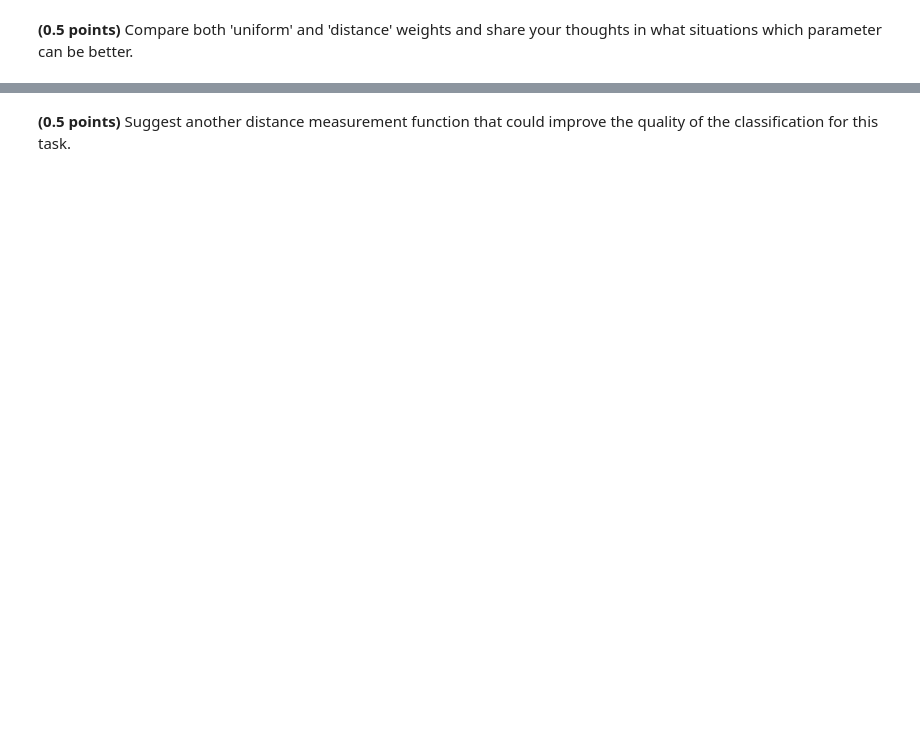
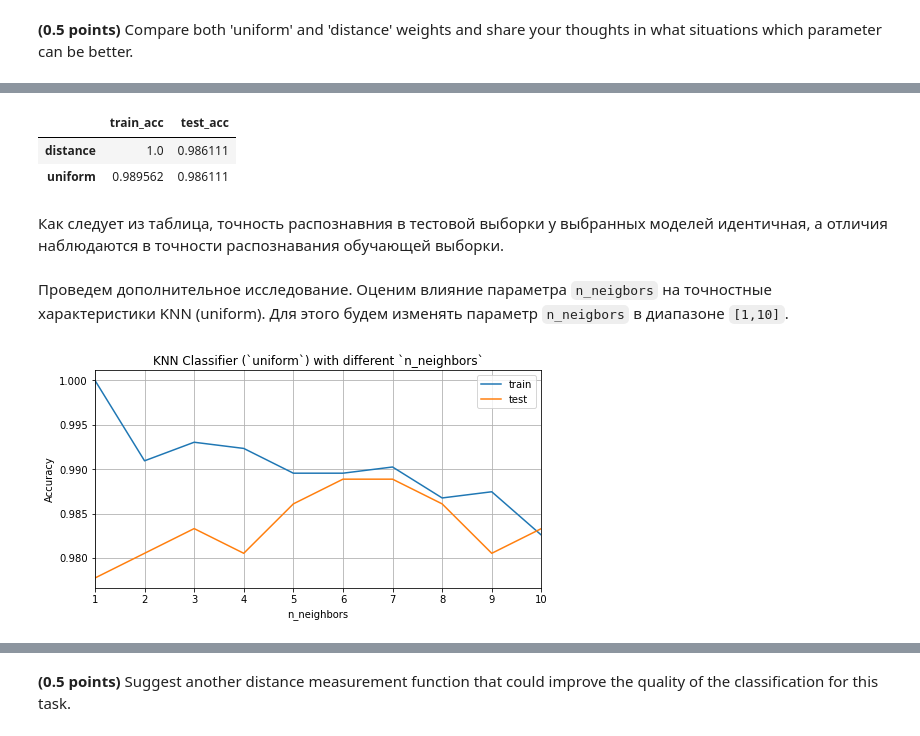
Before and after one commit to aslmyura/ml-python, a Jupyter notebook: 5_classification_linear_knn/hw_classification.ipynb, the cells around one changed output, grey strips where cells are left out. Drawn from its saved outputs; the diff is of its cells as text; code cells hidden in the pictures; blank space fills up the shorter version.

```diff
--- a/5_classification_linear_knn/hw_classification.ipynb
+++ b/5_classification_linear_knn/hw_classification.ipynb
@@ -622,0 +673,37 @@ assert test_acc > 0.98
+# %%
+df = pandas.DataFrame(columns=['train_acc','test_acc'], index=['distance','uniform'])
+df.loc['distance'] = pd.Series({'train_acc':train_acc, 'test_acc':test_acc})
+df.loc['uniform'] = pd.Series({'train_acc':train_acc_U, 'test_acc':test_acc_U})
+
+df.head()
+# %% [output]
+|  | train_acc | test_acc |
+| distance | 1.0 | 0.986111 |
+| uniform | 0.989562 | 0.986111 |
+# %% [markdown]
+Как следует из таблица, точность распознавния в тестовой выборки у выбранных моделей идентичная, а отличия наблюдаются в точности распознавания обучающей выборки.
+# %% [markdown]
+Проведем дополнительное исследование. Оценим влияние параметра `n_neigbors` на точностные характеристики KNN (uniform). Для этого будем изменять параметр `n_neigbors` в диапазоне `[1,10]`.
+# %%
+n_neigh = np.arange(1,11)
+
+train_acc_kU = []
+test_acc_kU = []
+for n_i in n_neigh:
+    model_KKU = CustomKNeighborsClassifier(n_neighbors=n_i, weights='uniform')
+    tr, tst = fit_evaluate_without_plot(model_KKU, X_train, y_train, X_test, y_test)
+    train_acc_kU.append(tr)
+    test_acc_kU.append(tst)
+# %%
+plt.figure(figsize=(8,4))
+plt.plot(n_neigh, train_acc_kU)
+plt.plot(n_neigh, test_acc_kU)
+plt.title('KNN Classifier (`uniform`) with different `n_neighbors`')
+plt.xlabel('n_neighbors')
+plt.ylabel('Accuracy')
+plt.legend(['train', 'test'])
+plt.grid()
+plt.xlim(1,10)
+plt.show()
+# %% [output]
+[figure, added]
```
Also changed, not shown: parts of 24 cells of this notebook.
